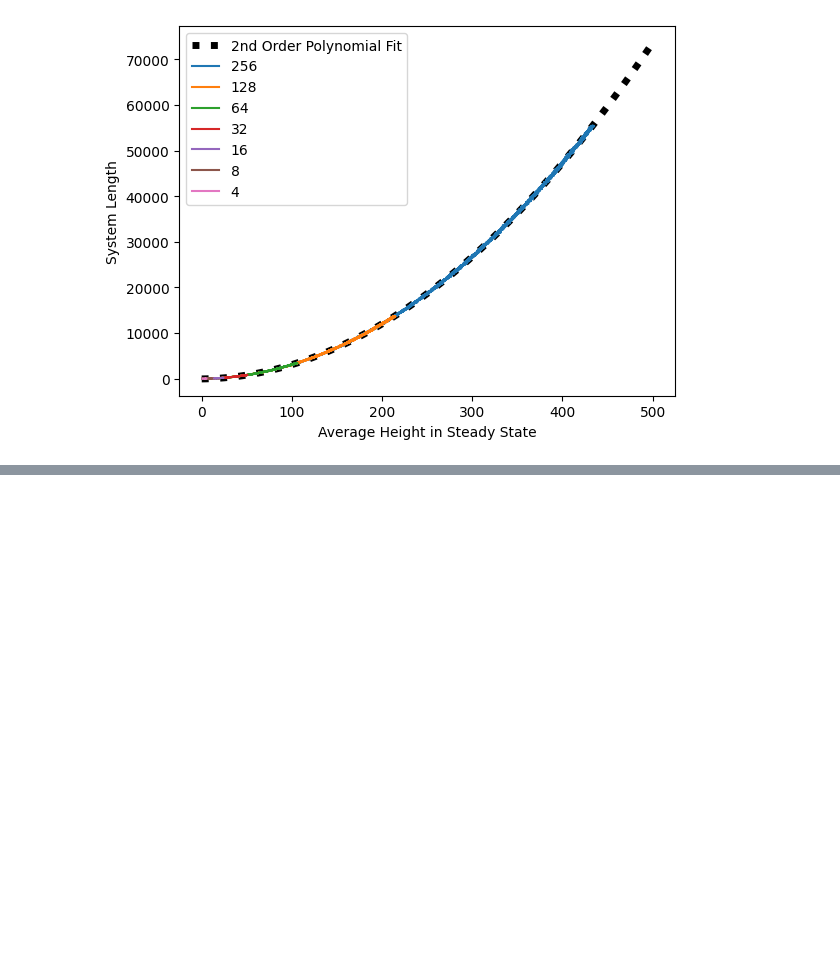
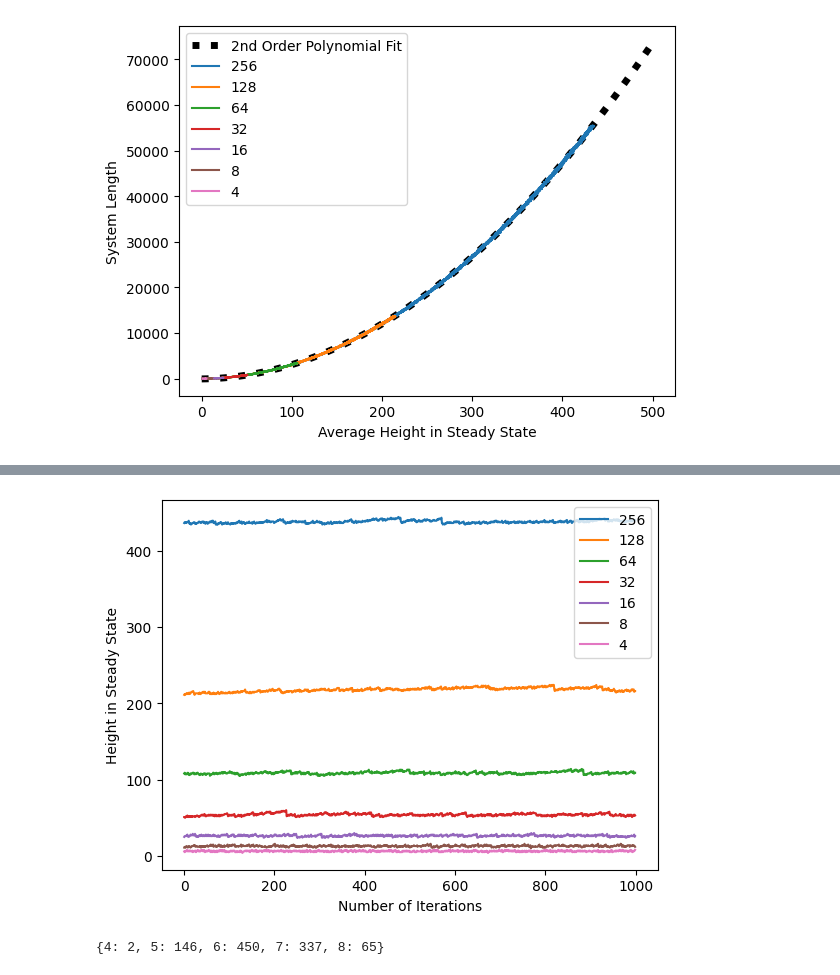
Before and after one commit to bdgrichards/oslo, a Jupyter notebook: oslo.ipynb, the cells around one changed output, grey strips where cells are left out. Drawn from its saved outputs; the diff is of its cells as text; code cells hidden in the pictures; blank space fills up the shorter version.

Commit message:
Add height statistics

```diff
--- a/oslo.ipynb
+++ b/oslo.ipynb
@@ -239,7 +239,7 @@ lengths = [4, 8, 16, 32, 64, 128, 256]
 number_cycles = 80000
 # %%
 for length in lengths:
-    output: list[int] = []
+    output = []
     model = Model(length)
     for i in range(number_cycles):
         model.cycle()
@@ -458,0 +461,15 @@ plt.show()
+# %%
+height_sequence_list: list[list[int]] = []
+lengths = [4, 8, 16, 32, 64, 128, 256]
+num_cycles = 1000
+# %%
+for length in lengths:
+    height_sequence: list[int] = []
+    model = Model(length)
+    while model.get_is_transient():
+        model.cycle()
+    for i in range(num_cycles):
+        model.cycle()
+        height_sequence.append(model.get_pile_height())
+    height_sequence_list.append(height_sequence)
+    print(length, 'complete')
@@ -458,0 +484,22 @@ plt.show()
+# %%
+# linear plot of the raw data
+for i in reversed(range(len(lengths))):
+    plt.plot(range(len(height_sequence_list[i])),
+             height_sequence_list[i], label=str(lengths[i]))
+plt.legend()
+plt.xlabel("Number of Iterations")
+plt.ylabel("Height in Steady State")
+plt.show()
+# %% [output]
+[figure, added]
+# %%
+# counting frequencies to check the histograms
+counts: dict[int, int] = {}
+for i in np.sort(height_sequence_list[0]):
+    try:
+        counts[i] += 1
+    except:
+        counts[i] = 1
+counts
+# %% [output]
+{4: 2, 5: 146, 6: 450, 7: 337, 8: 65}
```
Also changed, not shown: parts of 3 cells of this notebook.
